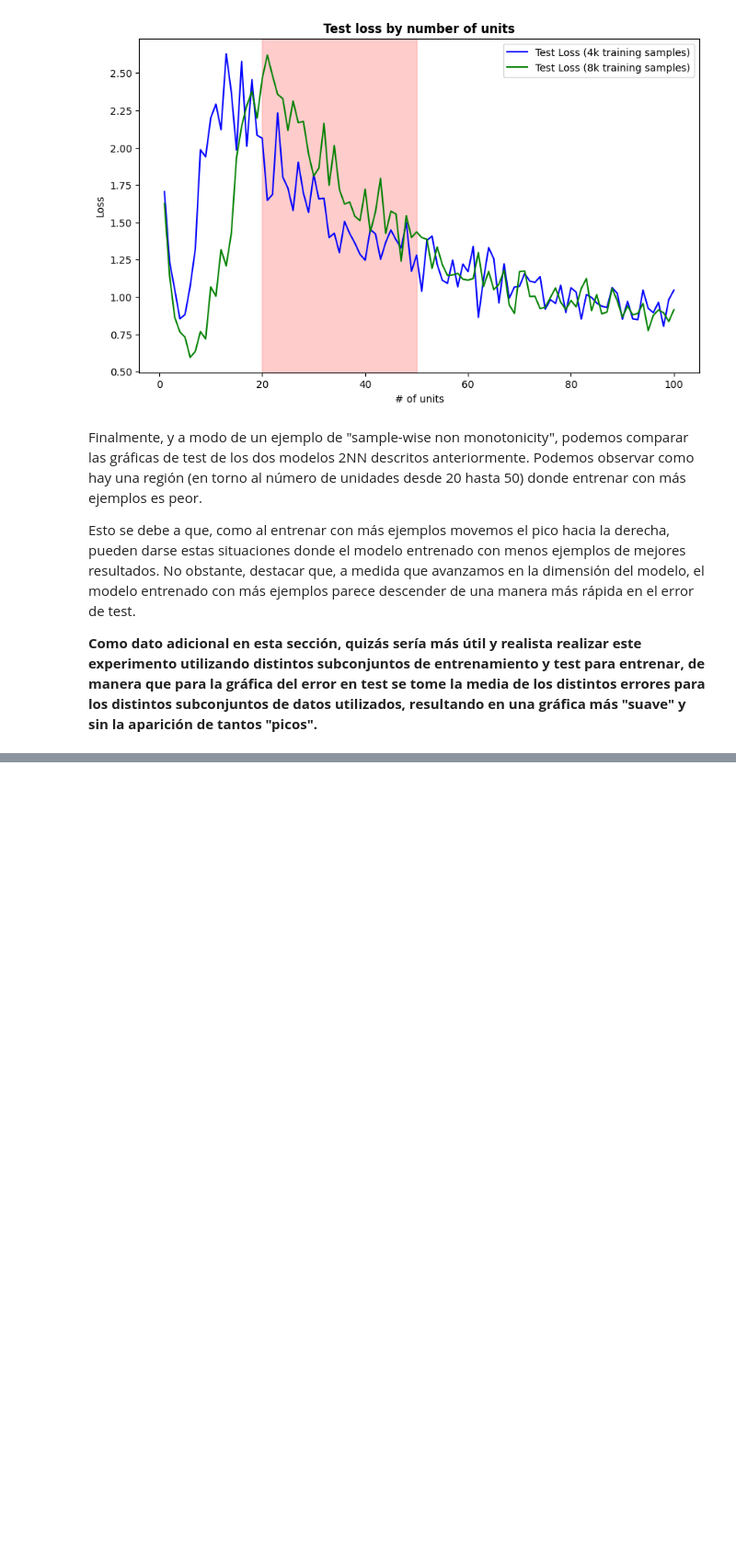
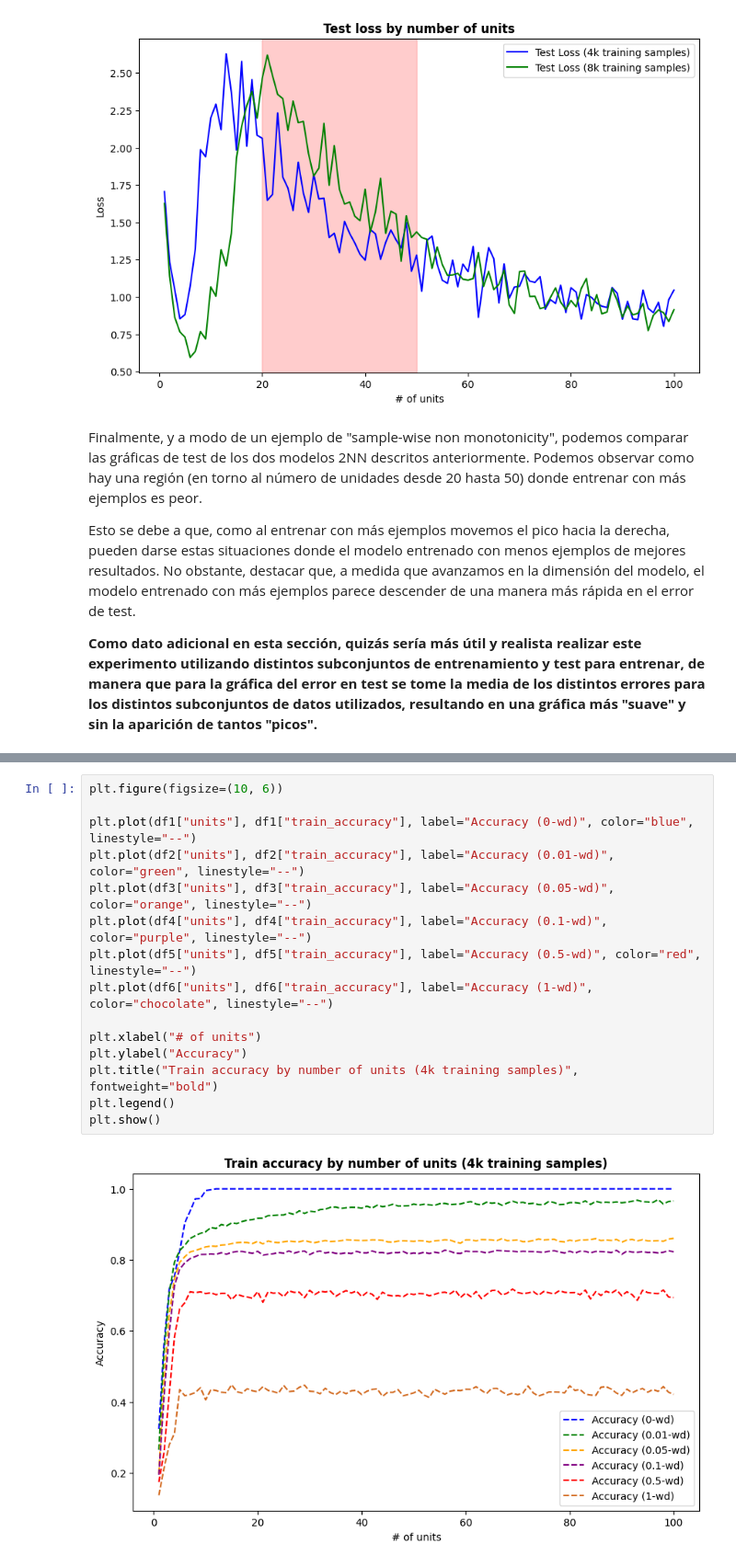
Before and after one commit to jantonioruiz/Deep-Double-Descent, a Jupyter notebook: experiments/PlotNGPUresults.ipynb, the cells around one changed output, grey strips where cells are left out. Shown: that part at 92% size. Cells and saved outputs as stored; diff of their text form; blank space fills up the shorter version.

```diff
--- a/experiments/PlotNGPUresults.ipynb
+++ b/experiments/PlotNGPUresults.ipynb
@@ -316,0 +389,17 @@ Esto se debe a que, como al entrenar con más ejemplos movemos el pico hacia la
+# %%
+plt.figure(figsize=(10, 6))
+
+plt.plot(df1["units"], df1["train_accuracy"], label="Accuracy (0-wd)", color="blue", linestyle="--")
+plt.plot(df2["units"], df2["train_accuracy"], label="Accuracy (0.01-wd)", color="green", linestyle="--")
+plt.plot(df3["units"], df3["train_accuracy"], label="Accuracy (0.05-wd)", color="orange", linestyle="--")
+plt.plot(df4["units"], df4["train_accuracy"], label="Accuracy (0.1-wd)", color="purple", linestyle="--")
+plt.plot(df5["units"], df5["train_accuracy"], label="Accuracy (0.5-wd)", color="red", linestyle="--")
+plt.plot(df6["units"], df6["train_accuracy"], label="Accuracy (1-wd)", color="chocolate", linestyle="--")
+
+plt.xlabel("# of units")
+plt.ylabel("Accuracy")
+plt.title("Train accuracy by number of units (4k training samples)", fontweight="bold")
+plt.legend()
+plt.show()
+# %% [output]
+[figure, added]
```
Also changed, not shown: parts of 7 cells of this notebook.
